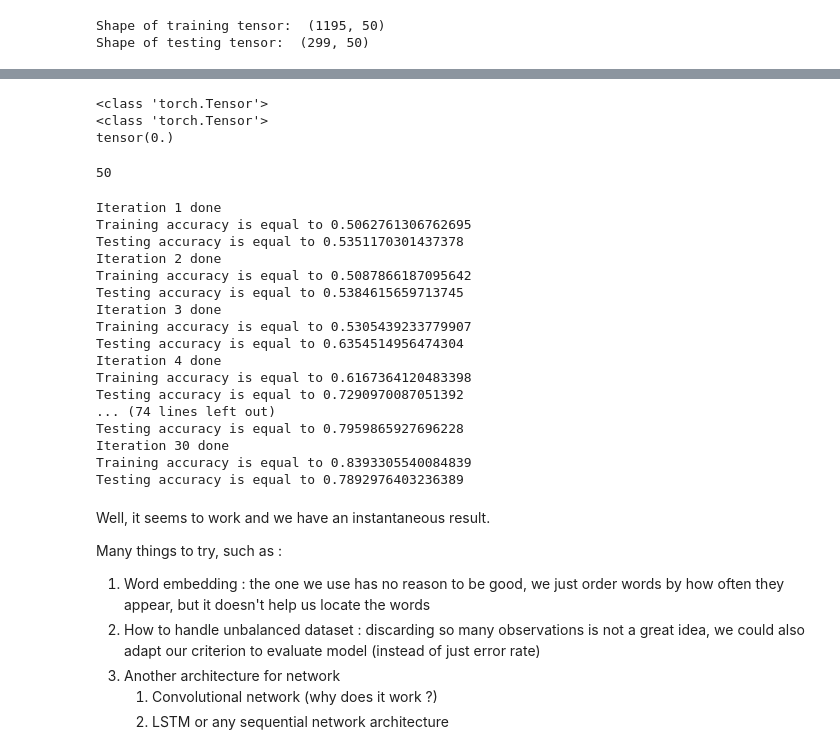
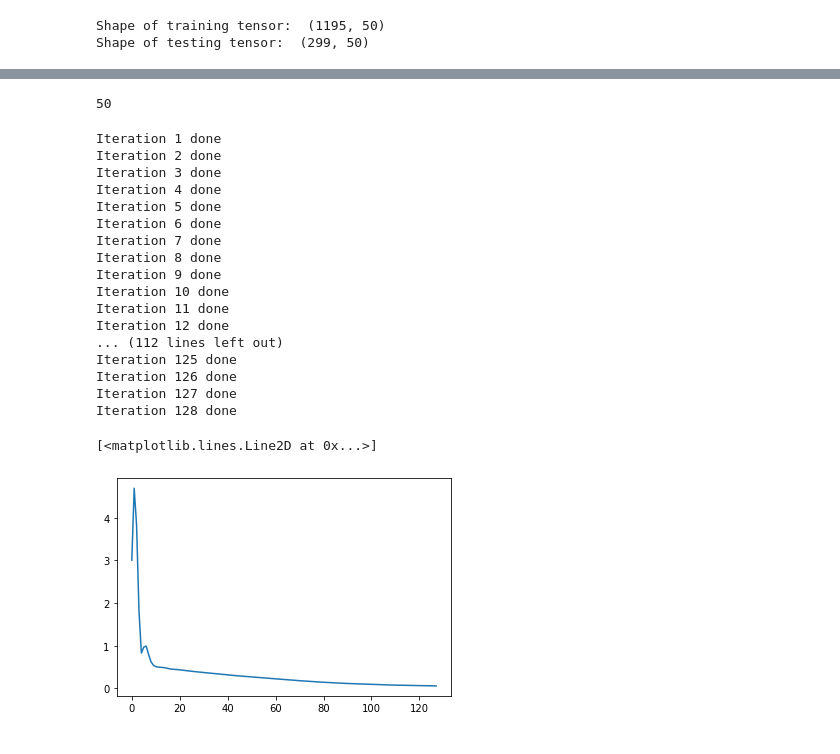
Before and after one commit to ThinhNguyendai/SMSSpamDetection, a Jupyter notebook: MLPSpam.ipynb, the cells around one changed output, grey strips where cells are left out. Drawn from its saved outputs; the diff is of its cells as text; code cells hidden in the pictures.

```diff
--- a/MLPSpam.ipynb
+++ b/MLPSpam.ipynb
@@ -242,20 +245,12 @@ X_train = torch.from_numpy(training_padded).float()
 X_test = torch.from_numpy(testing_padded).float()
 Y_train = torch.from_numpy(train_labels).float()
 Y_test = torch.from_numpy(test_labels).float()
-# %%
-print(type(X_train))
-print(type(Y_train))
-print(Y_train[0])
-# %% [output]
-<class 'torch.Tensor'>
-<class 'torch.Tensor'>
-tensor(0.)
 # %%
 max_len # Number of input neurons
 # %% [output]
 50
 # %%
-iters = 30
+iters = 128
 
 net = nn.Sequential(
     nn.Linear(max_len, 32),
@@ -268,11 +263,11 @@ net = nn.Sequential(
 criterion = nn.BCELoss()
 optimizer = optim.Adam(net.parameters(), lr=.01)
 
-loss_history = [] #Per epoch
+loss_history = [] #Per iteration
 accuracy_history = []
 accuracy_test_history = []
 
-for i in range(iters):
+for i in range(iters): # Each iteration is on the full dataset here
     proba_pred = net(X_train)  # forward pass
     proba_pred = proba_pred.squeeze(-1)  # transform the 1-element vectors into scalars
 
@@ -295,32 +290,26 @@ for i in range(iters):
         accuracy_test_history.append(accuracy_test.item())
 
     print("Iteration {iter} done".format(iter=i+1))
-    print("Training accuracy is equal to {trainAcc}".format(trainAcc=accuracy_history[-1]))
-    print("Testing accuracy is equal to {testAcc}".format(testAcc=accuracy_test))
 # %% [output]
 Iteration 1 done
-Training accuracy is equal to 0.5062761306762695
-Testing accuracy is equal to 0.5351170301437378
 Iteration 2 done
-Training accuracy is equal to 0.5087866187095642
-Testing accuracy is equal to 0.5384615659713745
 Iteration 3 done
-Training accuracy is equal to 0.5305439233779907
-Testing accuracy is equal to 0.6354514956474304
 Iteration 4 done
-Training accuracy is equal to 0.6167364120483398
-Testing accuracy is equal to 0.7290970087051392
-... (74 lines left out)
-Testing accuracy is equal to 0.7959865927696228
-Iteration 30 done
-Training accuracy is equal to 0.8393305540084839
-Testing accuracy is equal to 0.7892976403236389
+Iteration 5 done
+Iteration 6 done
+Iteration 7 done
+Iteration 8 done
+Iteration 9 done
+Iteration 10 done
+Iteration 11 done
+Iteration 12 done
+... (112 lines left out)
+Iteration 125 done
+Iteration 126 done
+Iteration 127 done
+Iteration 128 done
-# %% [markdown]
-Well, it seems to work and we have an instantaneous result.
-
-Many things to try, such as :
-1. Word embedding : the one we use has no reason to be good, we just order words by how often they appear, but it doesn't help us locate the words
-2. How to handle unbalanced dataset : discarding so many observations is not a great idea, we could also adapt our criterion to evaluate model (instead of just error rate)
-3. Another architecture for network
-    1. Convolutional network (why does it work ?)
-    2. LSTM or any sequential network architecture
+# %%
+plt.plot(loss_history)
+# %% [output]
+[<matplotlib.lines.Line2D at 0x...>]
+[figure, added]
```
Also changed, not shown: parts of 18 cells of this notebook.
